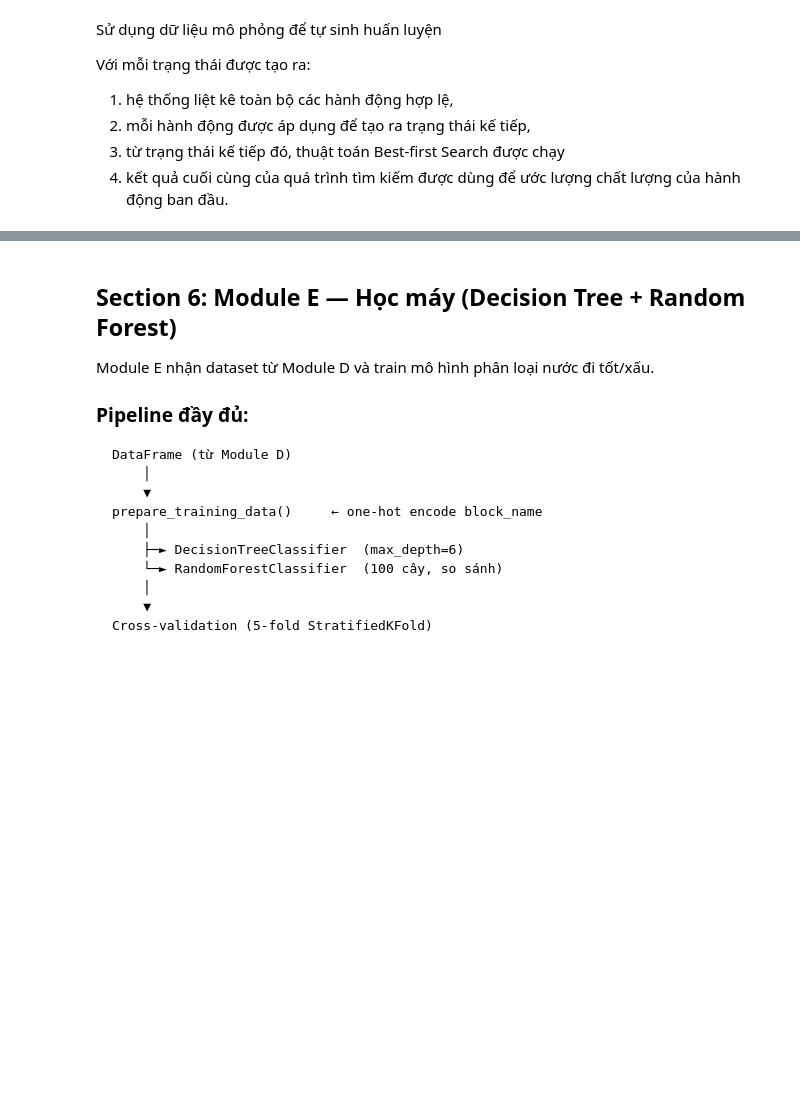
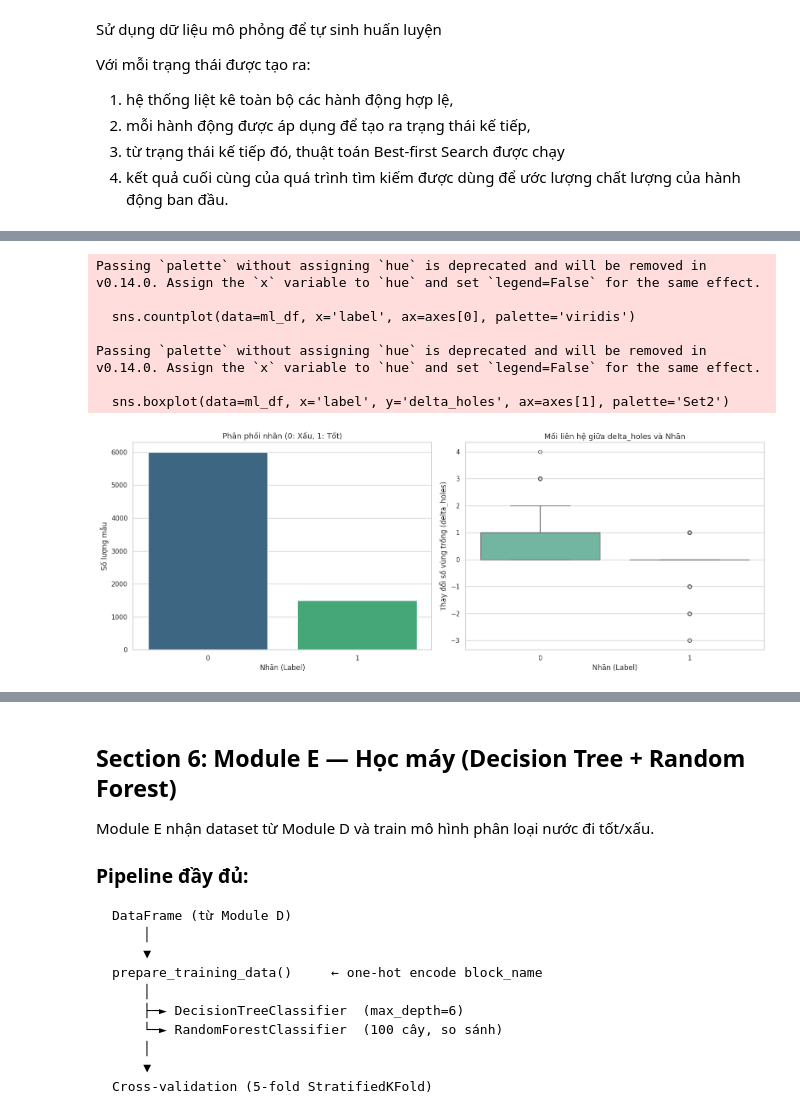
Before and after one commit to pnlong2706/intro-to-ai-blockblast, a Jupyter notebook: notebooks/BlockBlast.ipynb, the cells around one changed output, grey strips where cells are left out. Saved outputs shown, nothing was run; the diff lists cells and outputs as text; code cells hidden in the pictures; blank space fills up the shorter version.

```diff
--- a/notebooks/BlockBlast.ipynb
+++ b/notebooks/BlockBlast.ipynb
@@ -1632,8 +1647,6 @@ BASE_FEATURE_COLUMNS = [
     "bbox_before",
     "bbox_after",
     "delta_area",
-    "remaining_blocks_before",
-    "remaining_blocks_after",
     "valid_actions_before",
     "valid_actions_after",
     "near_rows_before",
@@ -1642,7 +1655,6 @@ BASE_FEATURE_COLUMNS = [
     "near_cols_after",
     "lines_cleared",
     "score_gain",
-    "block_cells",
     "block_h",
     "block_w",
     "x",
@@ -1684,8 +1696,6 @@ def extract_action_features(state, action):
         "bbox_before": bbox_before,
         "bbox_after": bbox_after,
         "delta_area": bbox_after - bbox_before,
-        "remaining_blocks_before": len(state.available_blocks),
-        "remaining_blocks_after": len(child_state.available_blocks),
         "valid_actions_before": len(state.get_valid_actions()),
         "valid_actions_after": len(child_state.get_valid_actions()),
         "near_rows_before": near_rows_before,
@@ -1694,7 +1704,6 @@ def extract_action_features(state, action):
         "near_cols_after": near_cols_after,
         "lines_cleared": info["lines_cleared"],
         "score_gain": child_state.current_score - state.current_score,
-        "block_cells": int(block.sum()),
         "block_h": h,
         "block_w": w,
         "x": x,
@@ -1877,0 +1887,32 @@ Name: count, dtype: int64
+# %%
+import seaborn as sns
+import matplotlib.pyplot as plt
+
+# Cấu hình giao diện biểu đồ
+sns.set_theme(style="whitegrid")
+fig, axes = plt.subplots(1, 2, figsize=(16, 6))
+
+# 1. Kiểm tra sự cân bằng của dữ liệu (Label Distribution)
+sns.countplot(data=ml_df, x='label', ax=axes[0], palette='viridis')
+axes[0].set_title('Phân phối nhãn (0: Xấu, 1: Tốt)', fontsize=13)
+axes[0].set_xlabel('Nhãn (Label)')
+axes[0].set_ylabel('Số lượng mẫu')
+
+# 2. Phân tích đặc trưng quan trọng nhất: delta_holes
+# Xem xét sự khác biệt về số lượng lỗ trống tạo ra giữa nước đi tốt và xấu
+sns.boxplot(data=ml_df, x='label', y='delta_holes', ax=axes[1], palette='Set2')
+axes[1].set_title('Mối liên hệ giữa delta_holes và Nhãn', fontsize=13)
+axes[1].set_xlabel('Nhãn (Label)')
+axes[1].set_ylabel('Thay đổi số vùng trống (delta_holes)')
+
+plt.tight_layout()
+plt.show()
+# %% [output]
+Passing `palette` without assigning `hue` is deprecated and will be removed in v0.14.0. Assign the `x` variable to `hue` and set `legend=False` for the same effect.
+
+  sns.countplot(data=ml_df, x='label', ax=axes[0], palette='viridis')
+
+Passing `palette` without assigning `hue` is deprecated and will be removed in v0.14.0. Assign the `x` variable to `hue` and set `legend=False` for the same effect.
+
+  sns.boxplot(data=ml_df, x='label', y='delta_holes', ax=axes[1], palette='Set2')
+[figure, added]
```
Also changed, not shown: parts of 16 cells of this notebook, 8 other files.
